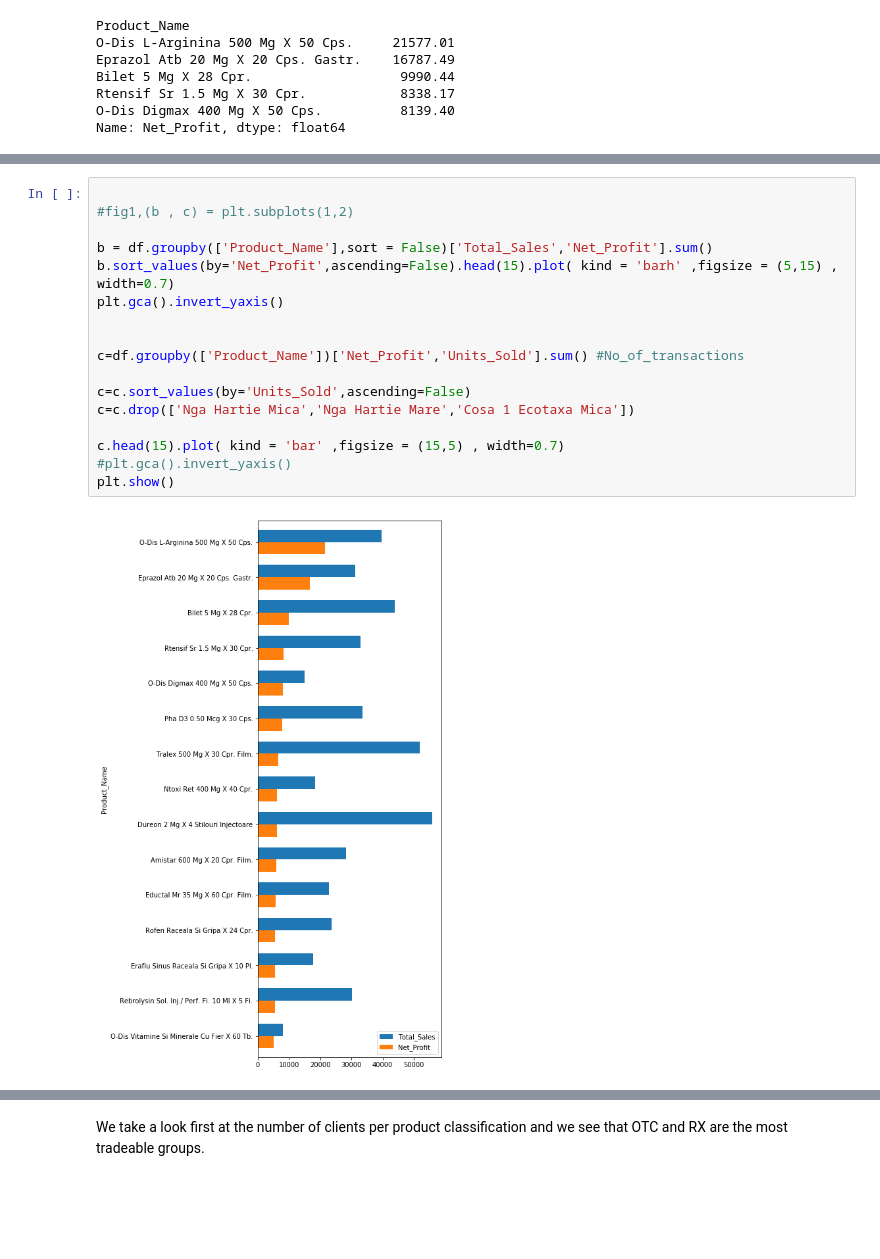
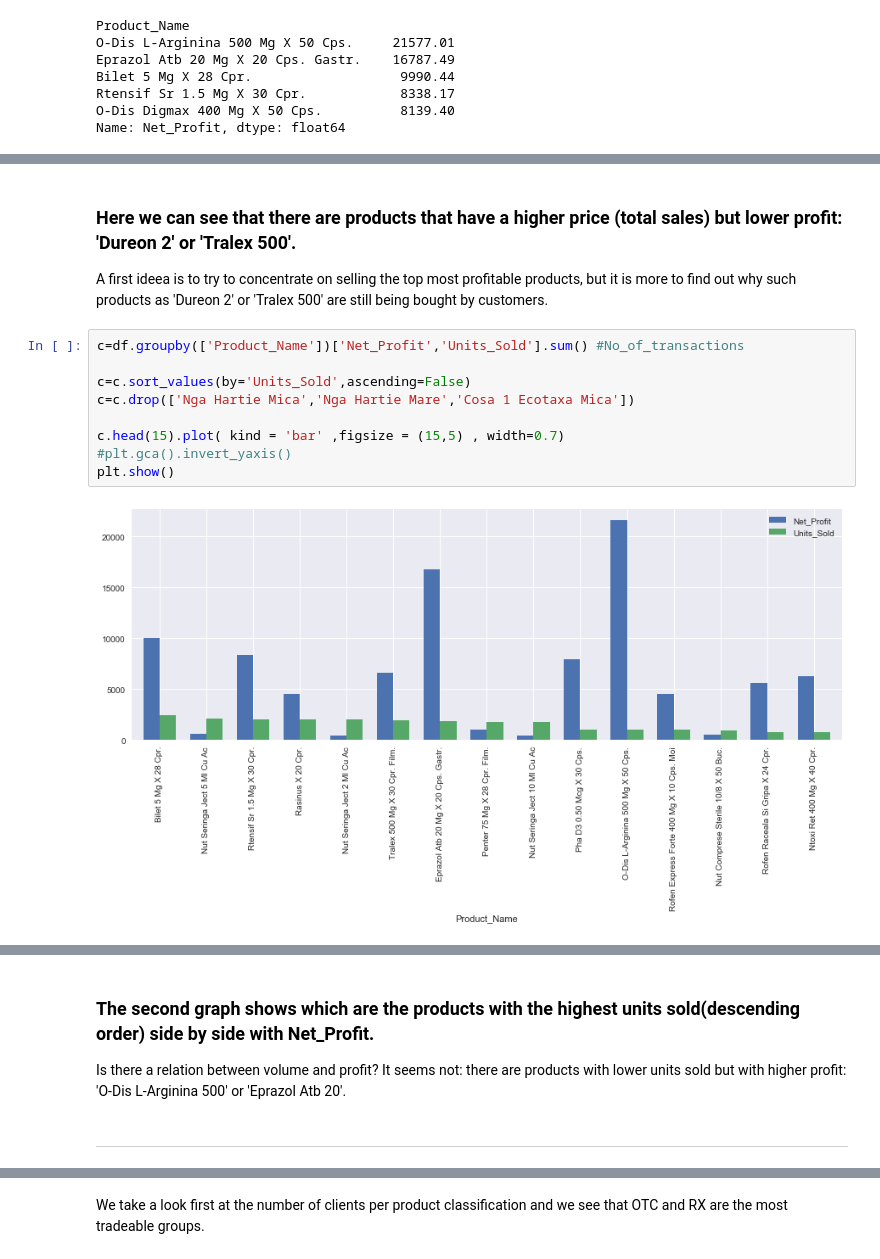
Before and after one commit to evian13/PrepCourse-Unit2, a Jupyter notebook: Capstone1 - data analysis report.ipynb, the cells around one changed output, grey strips where cells are left out. Drawn from its saved outputs; the diff is of its cells as text; blank space fills up the shorter version.

```diff
--- a/Capstone1 - data analysis report.ipynb
+++ b/Capstone1 - data analysis report.ipynb
@@ -220,19 +310,15 @@ plt.show()
+# %% [markdown]
+### Here we can see that there are products that have a higher price (total sales) but lower profit: 'Dureon 2' or 'Tralex 500'.
+
+A first ideea is to try to concentrate on selling the top most profitable products, but it is more to find out why such products as 'Dureon 2' or 'Tralex 500' are still being bought by customers.
 # %%
-
-#fig1,(b , c) = plt.subplots(1,2)
-
-b = df.groupby(['Product_Name'],sort = False)['Total_Sales','Net_Profit'].sum()
-b.sort_values(by='Net_Profit',ascending=False).head(15).plot( kind = 'barh' ,figsize = (5,15) , width=0.7)
-plt.gca().invert_yaxis()
-
-
 c=df.groupby(['Product_Name'])['Net_Profit','Units_Sold'].sum() #No_of_transactions
 
 c=c.sort_values(by='Units_Sold',ascending=False)
 c=c.drop(['Nga Hartie Mica','Nga Hartie Mare','Cosa 1 Ecotaxa Mica'])
 
 c.head(15).plot( kind = 'bar' ,figsize = (15,5) , width=0.7)
 #plt.gca().invert_yaxis()
 plt.show()
 # %% [output]
-[figure, old version]
+[figure, new version]
@@ -240,3 +325,9 @@ plt.show()
+# %% [markdown]
+### The second graph shows which are the products with the highest units sold(descending order) side by side with Net_Profit.
+
+Is there a relation between volume and profit? It seems not: there are products with lower units sold but with higher profit: 'O-Dis L-Arginina 500' or 'Eprazol Atb 20'.
+# %% [markdown]
+-------------
 # %%
 c=df.groupby(['Product_Name'])['Net_Profit','Units_Sold','No_of_transactions'].sum() #No_of_transactions
 
```
Also changed, not shown: parts of 63 cells of this notebook.
